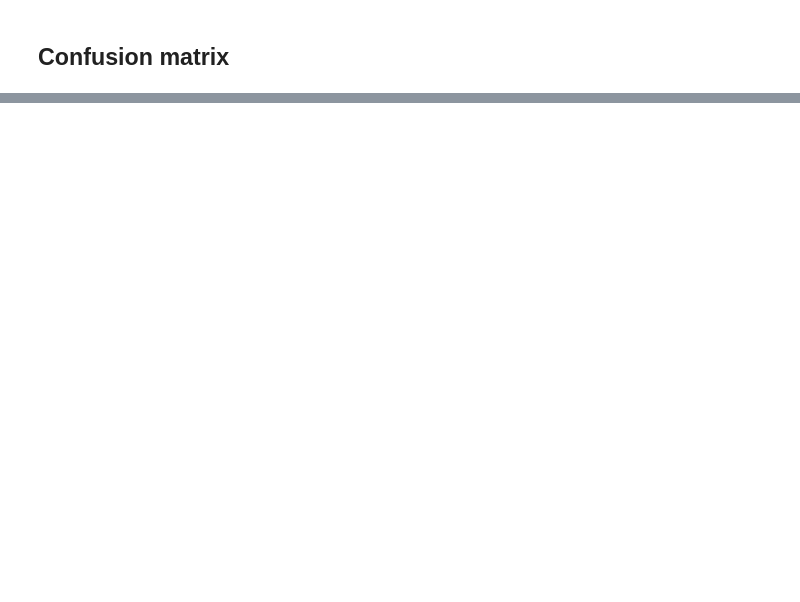
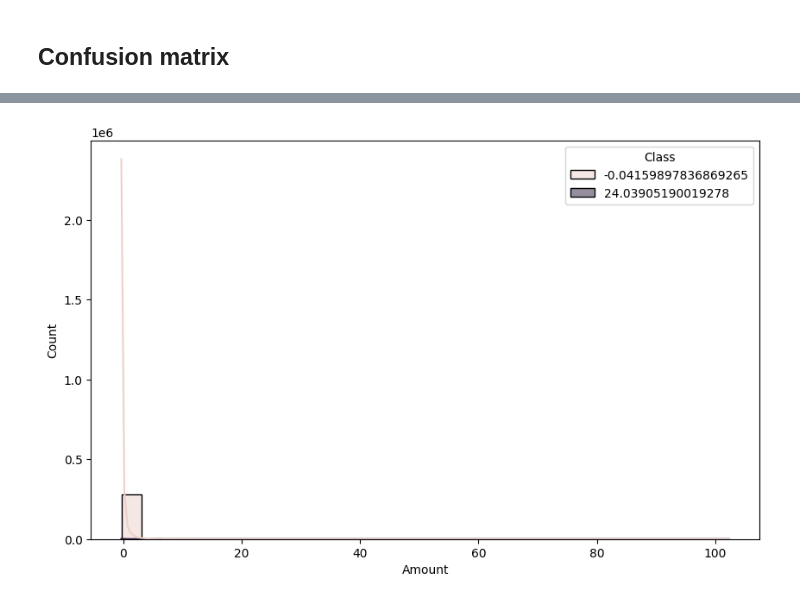
Before and after one commit to geniusevil/geniusevil, a Jupyter notebook: Credit_Card_Fraud_Detection.ipynb, the cells around one changed output, grey strips where cells are left out. Cells and saved outputs as stored; diff of their text form; code cells hidden in the pictures; blank space fills up the shorter version.

```diff
--- a/Credit_Card_Fraud_Detection.ipynb
+++ b/Credit_Card_Fraud_Detection.ipynb
@@ -345,0 +761,13 @@ plt.show()
+# %%
+import matplotlib.pyplot as plt
+import seaborn as sns
+
+# Plot histogram of transaction amounts by class
+plt.figure(figsize=(10, 6))
+sns.histplot(data=df, x='Amount', hue='Class', bins=30, kde=True)
+# plt.title('Transaction Amount Distribution by Class')
+# plt.xlabel('Transaction Amount')
+# plt.ylabel('Frequency')
+plt.show()
+# %% [output]
+[figure, added]
```
Also changed, not shown: parts of 58 cells of this notebook.
